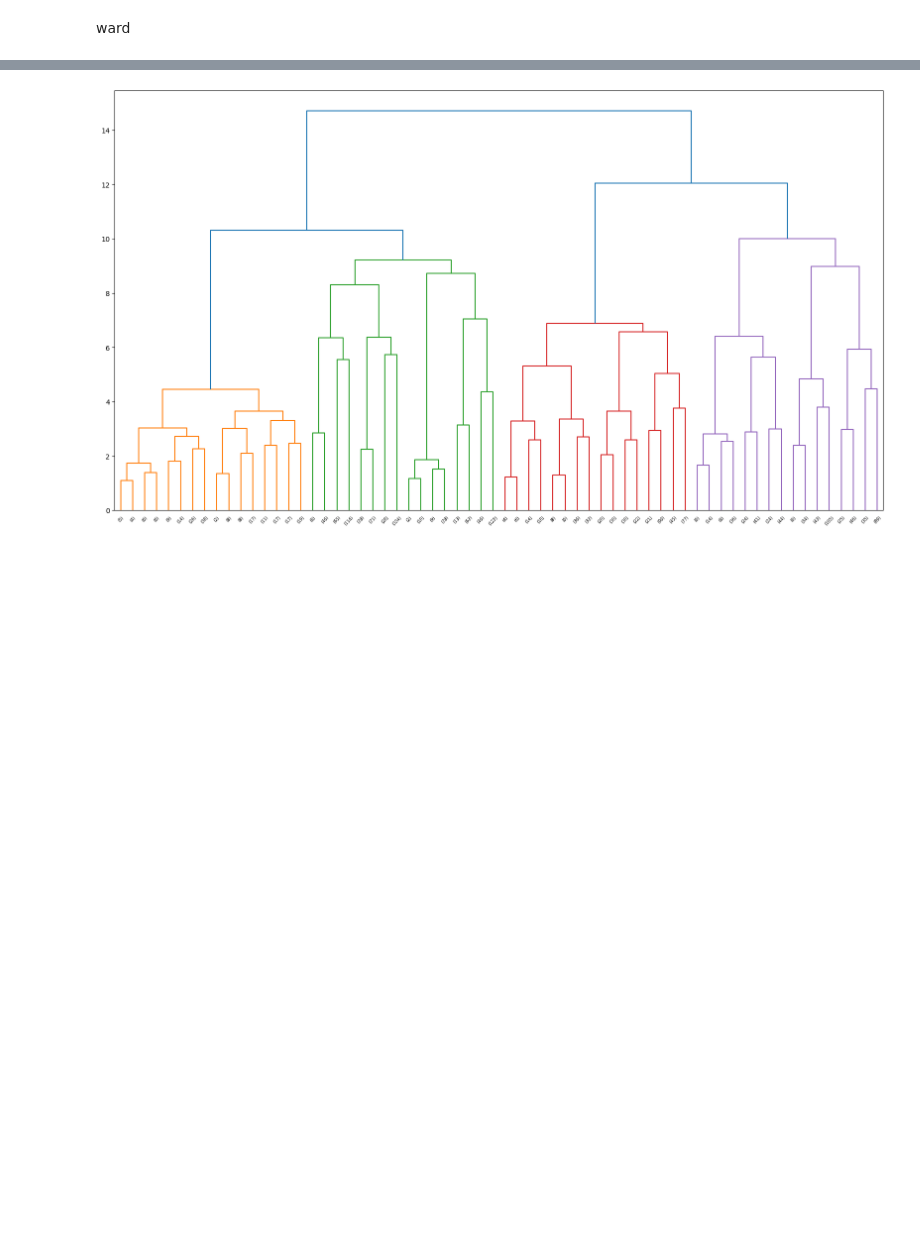
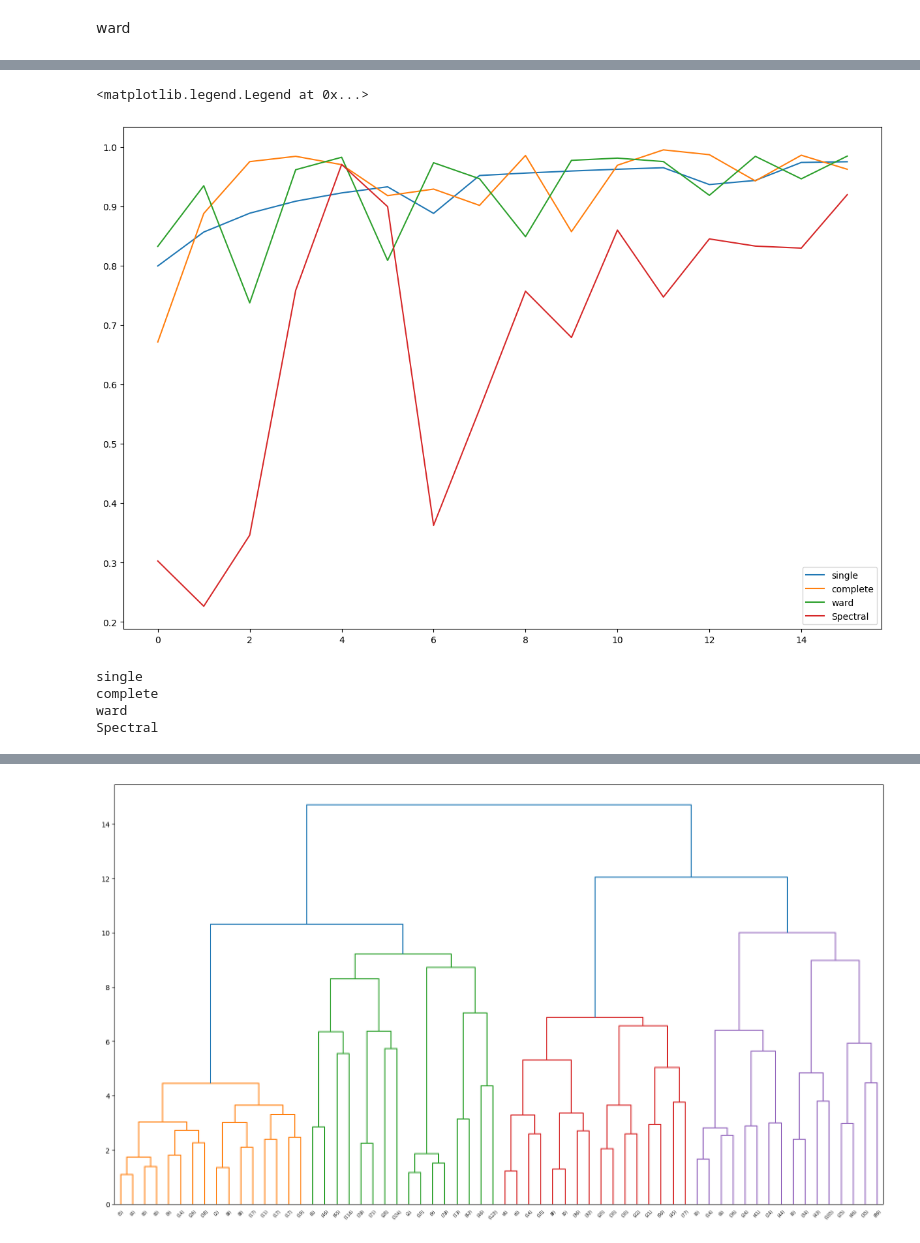
Before and after one commit to Alberto-Ghedin/ISPRA_20152017_Analysis, a Jupyter notebook: Correlation.ipynb, the cells around one changed output, grey strips where cells are left out. Drawn from its saved outputs; the diff is of its cells as text; code cells hidden in the pictures; blank space fills up the shorter version.

```diff
--- a/Correlation.ipynb
+++ b/Correlation.ipynb
@@ -394,0 +324,24 @@ pca_good_samples = decomposition.PCA().fit(abund_hellinger.loc[good_samples].to_
+# %%
+fgi, ax = plt.subplots(1,1, figsize = (15,10))
+for column in df_consensus.columns:
+    ax.plot(df_consensus[column], label = column)
+ax.legend()
+# %% [output]
+<matplotlib.legend.Legend at 0x...>
+[figure, added]
+# %%
+values = {}
+for method, labels in method_labels.items():
+    values[method] = []
+    for i in range(labels.shape[0]):
+        values[method] += [np.unique(labels[i,:], return_counts = True)[1]]
+    values[method] = np.concatenate(values[method])
+df_n_cluster_members = pd.DataFrame(
+    values,
+    index = pd.MultiIndex.from_tuples([(n_clusters, ith) for n_clusters in np.arange(min_clusts, max_clusts, 1) for ith in range(n_clusters)], names = ["N_clusters", "Index"])
+)
+# %% [output]
+single
+complete
+ward
+Spectral
```
Also changed, not shown: parts of 111 cells of this notebook, 3 other files.
